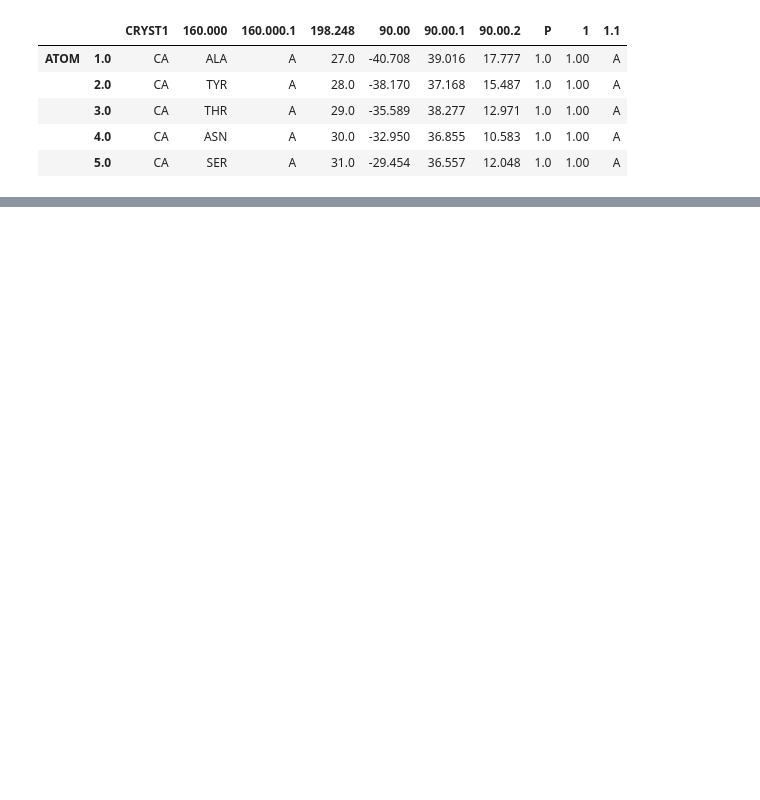
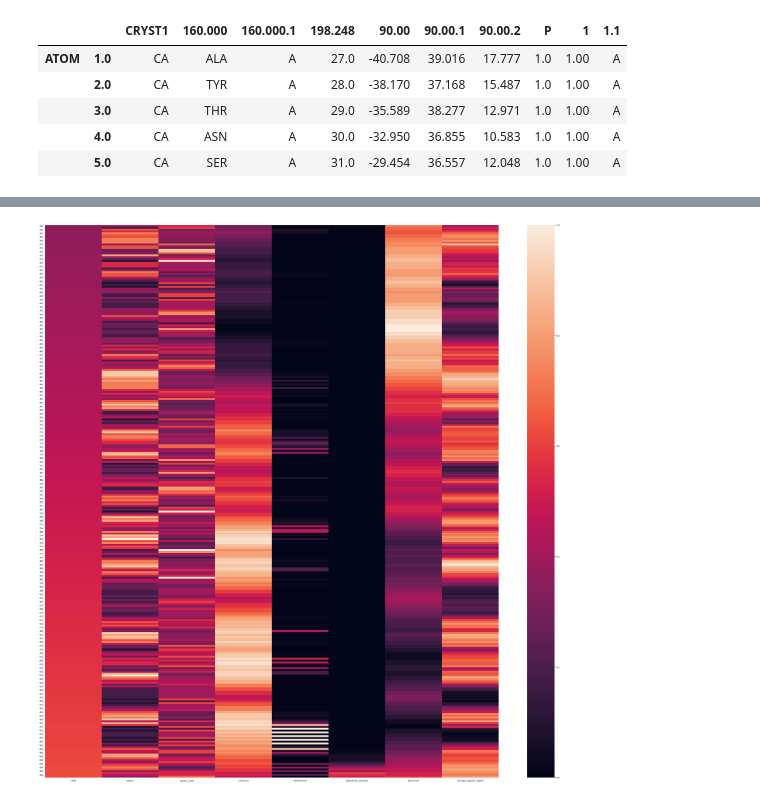
Before and after one commit to ai-covariants/graph-notation-covariants, a Jupyter notebook: data/PDB Analysis.ipynb, the cells around one changed output, grey strips where cells are left out. Drawn from its saved outputs; the diff is of its cells as text; code cells hidden in the pictures; blank space fills up the shorter version.

```diff
--- a/data/PDB Analysis.ipynb
+++ b/data/PDB Analysis.ipynb
@@ -90,3 +90,3 @@ data2
 # %%
 scaler = MinMaxScaler()
-data2scaled = pd.DataFrame(scaler.fit_transform(data2), columns=data2.columns)
+data_scaled = pd.DataFrame(scaler.fit_transform(data), columns=data.columns)
@@ -95,2 +97,2 @@ data2scaled.index = data2scaled.index+27
 # %%
-data2_scaled_crop = data2scaled.iloc[400:700]
+data_scaled_crop = data_scaled.iloc[400:700]
@@ -113,7 +168,9 @@ data2_scaled_crop
 # %%
-hm = sns.heatmap(data2_scaled_crop)
+hm = sns.heatmap(data_scaled_crop)
 figure = hm.get_figure()
 figure.savefig('heatmap_scaled.png', dpi=400)
+# %% [output]
+[figure, added]
 # %%
 data.describe()
 # %% [output]
```
Also changed, not shown: parts of 25 cells of this notebook.
